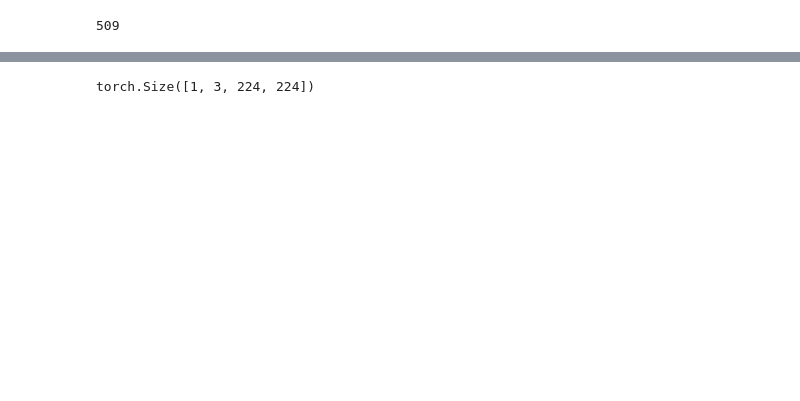
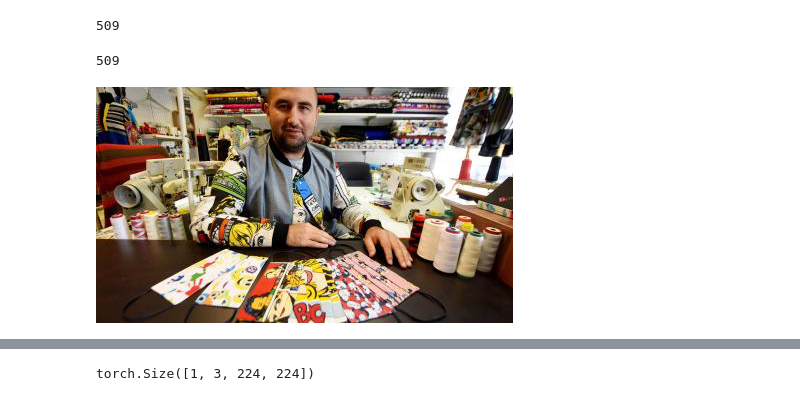
Before and after one commit to timothyodonga/mask-detection, a Jupyter notebook: explainable.ipynb, the cells around one changed output, grey strips where cells are left out. Saved outputs shown, nothing was run; the diff lists cells and outputs as text; code cells hidden in the pictures; blank space fills up the shorter version.

```diff
--- a/explainable.ipynb
+++ b/explainable.ipynb
@@ -28,6 +48,19 @@ test_data = TestDataset(
 len(test_data)
 # %% [output]
 509
+# %%
+test_data_visualize = TestDataset(
+    root="data/images/images",
+    img_list="data/sample_sub_v2.csv",
+    transforms=None,
+)
+len(test_data_visualize)
+# %% [output]
+509
+# %%
+test_data_visualize[1]
+# %% [output]
+[figure, added]
 # %%
 print(test_data[0])
 print(len(test_data))
```
Also changed, not shown: parts of 17 cells of this notebook, 3 other files.
